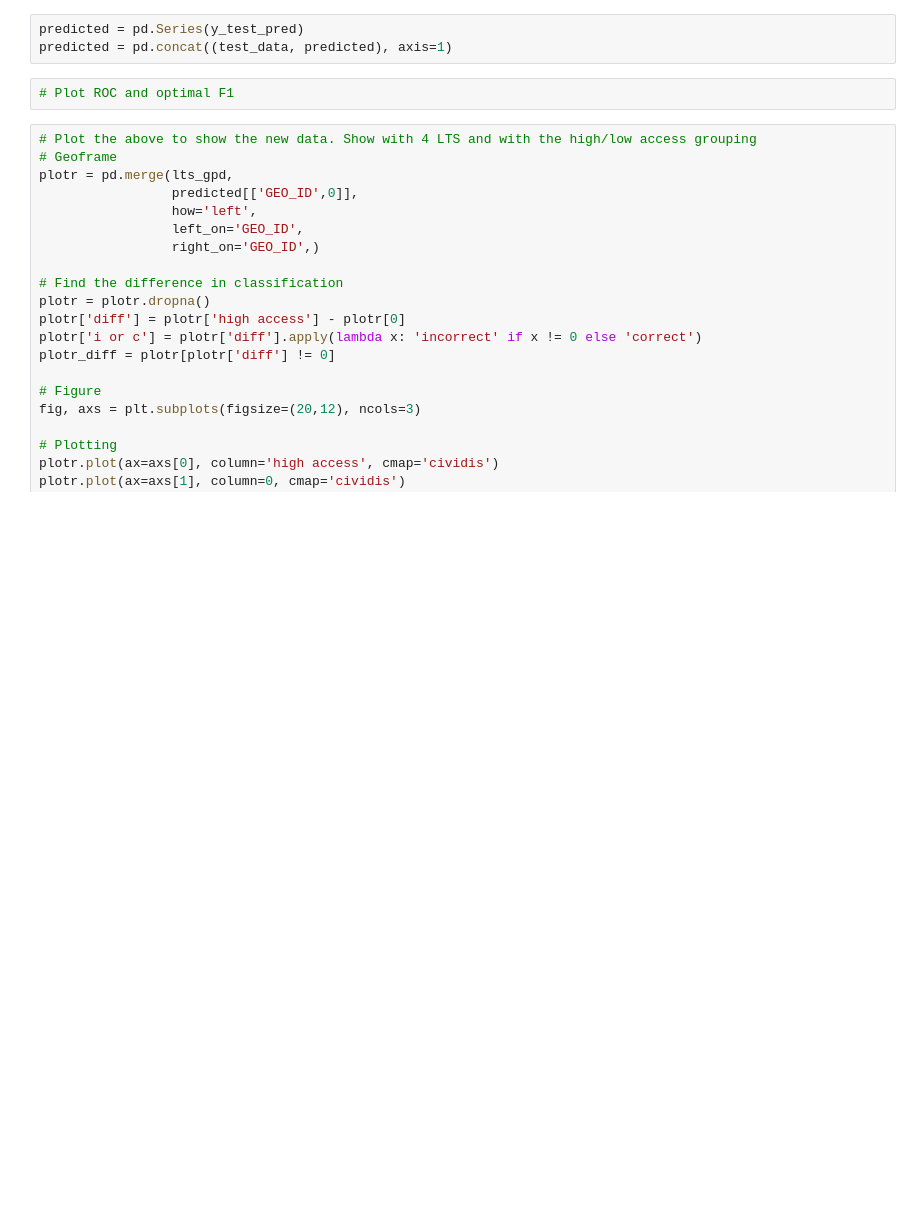
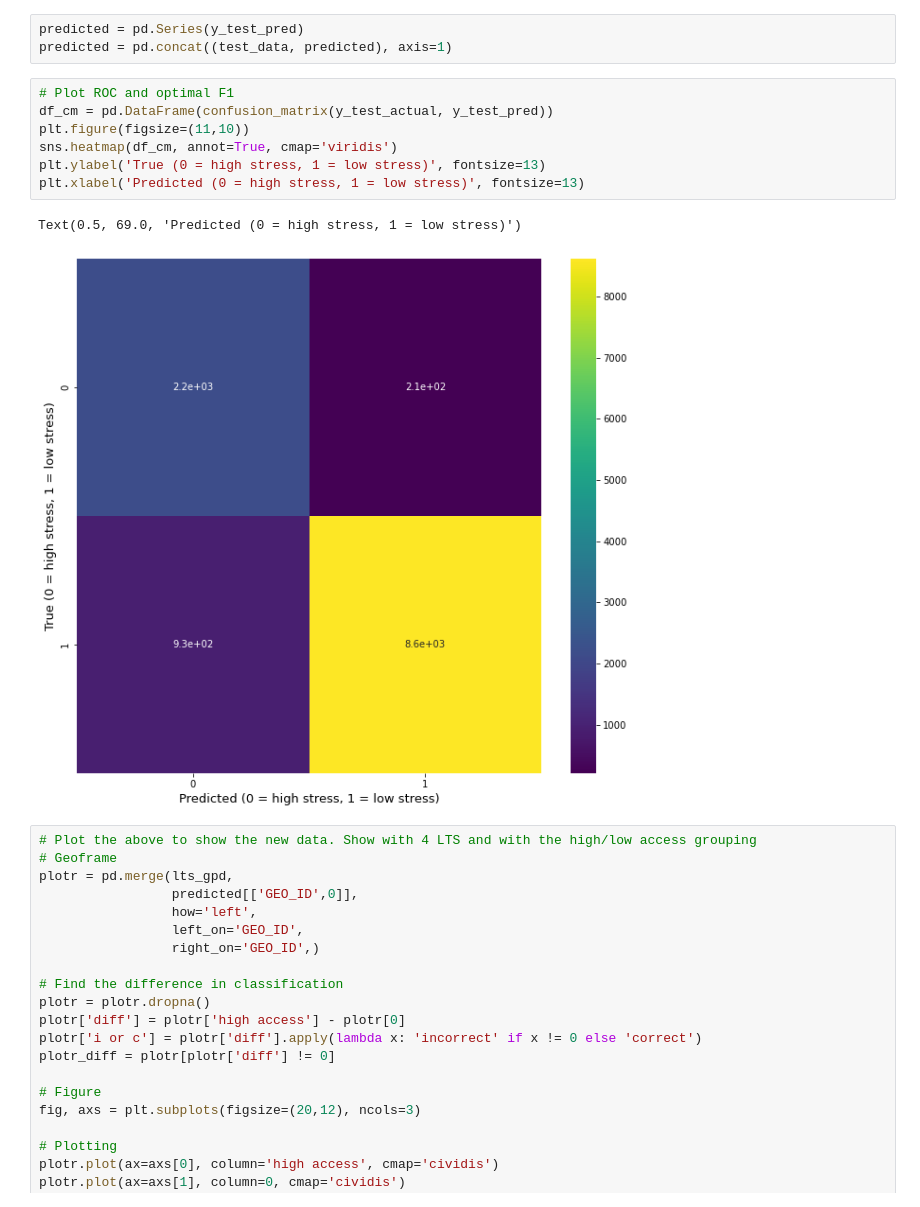
Before and after one commit to KeaganHRankin/Cycle-Classifier, a Jupyter notebook: projsubmissions/final_models.ipynb, the cells around one changed output. Saved outputs shown, nothing was run; the diff lists cells and outputs as text; blank space fills up the shorter version.

```diff
--- a/projsubmissions/final_models.ipynb
+++ b/projsubmissions/final_models.ipynb
@@ -106,6 +106,14 @@ predicted = pd.Series(y_test_pred)
 predicted = pd.concat((test_data, predicted), axis=1)
 # %%
 # Plot ROC and optimal F1
+df_cm = pd.DataFrame(confusion_matrix(y_test_actual, y_test_pred))
+plt.figure(figsize=(11,10))
+sns.heatmap(df_cm, annot=True, cmap='viridis')
+plt.ylabel('True (0 = high stress, 1 = low stress)', fontsize=13)
+plt.xlabel('Predicted (0 = high stress, 1 = low stress)', fontsize=13)
+# %% [output]
+Text(0.5, 69.0, 'Predicted (0 = high stress, 1 = low stress)')
+[figure, added]
 # %%
 # Plot the above to show the new data. Show with 4 LTS and with the high/low access grouping
 # Geoframe
```
Also changed, not shown: parts of 4 cells of this notebook.
